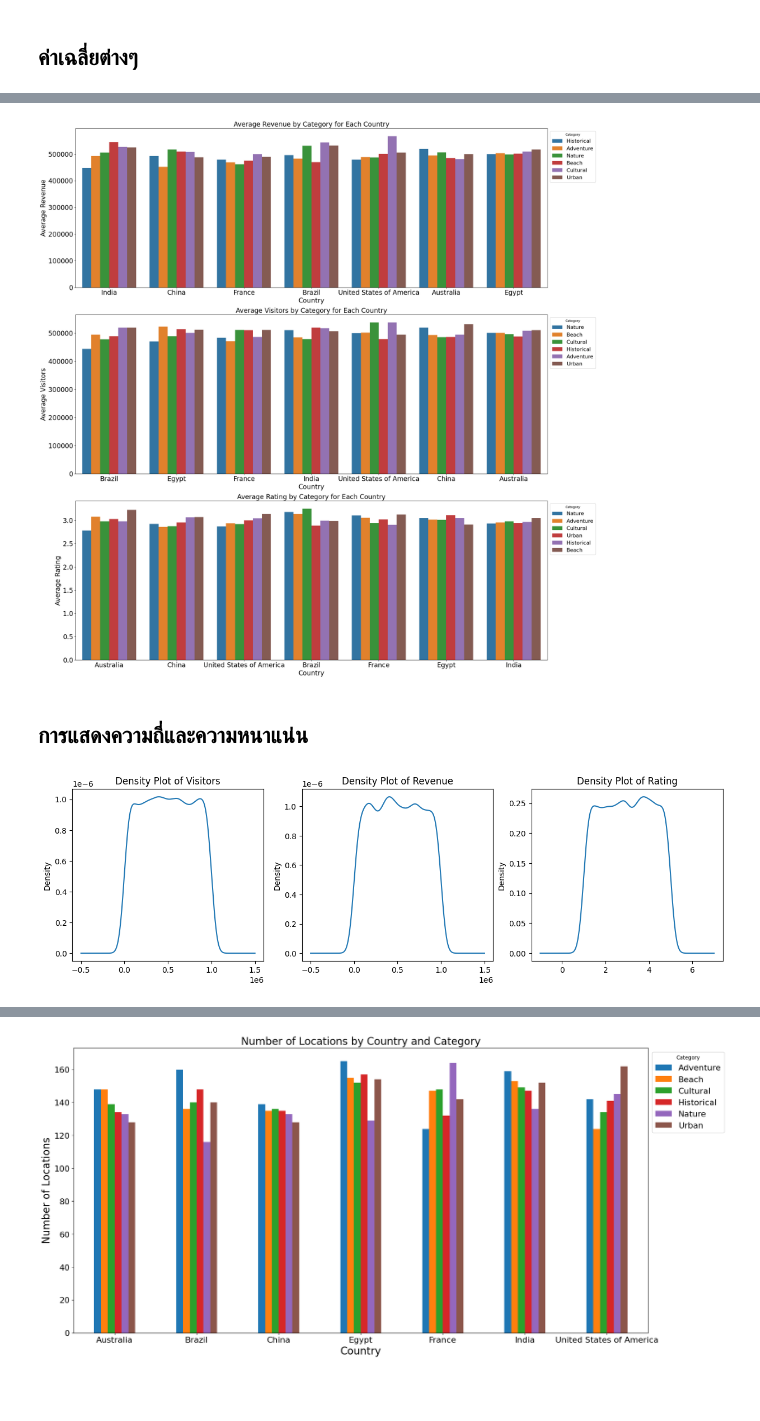
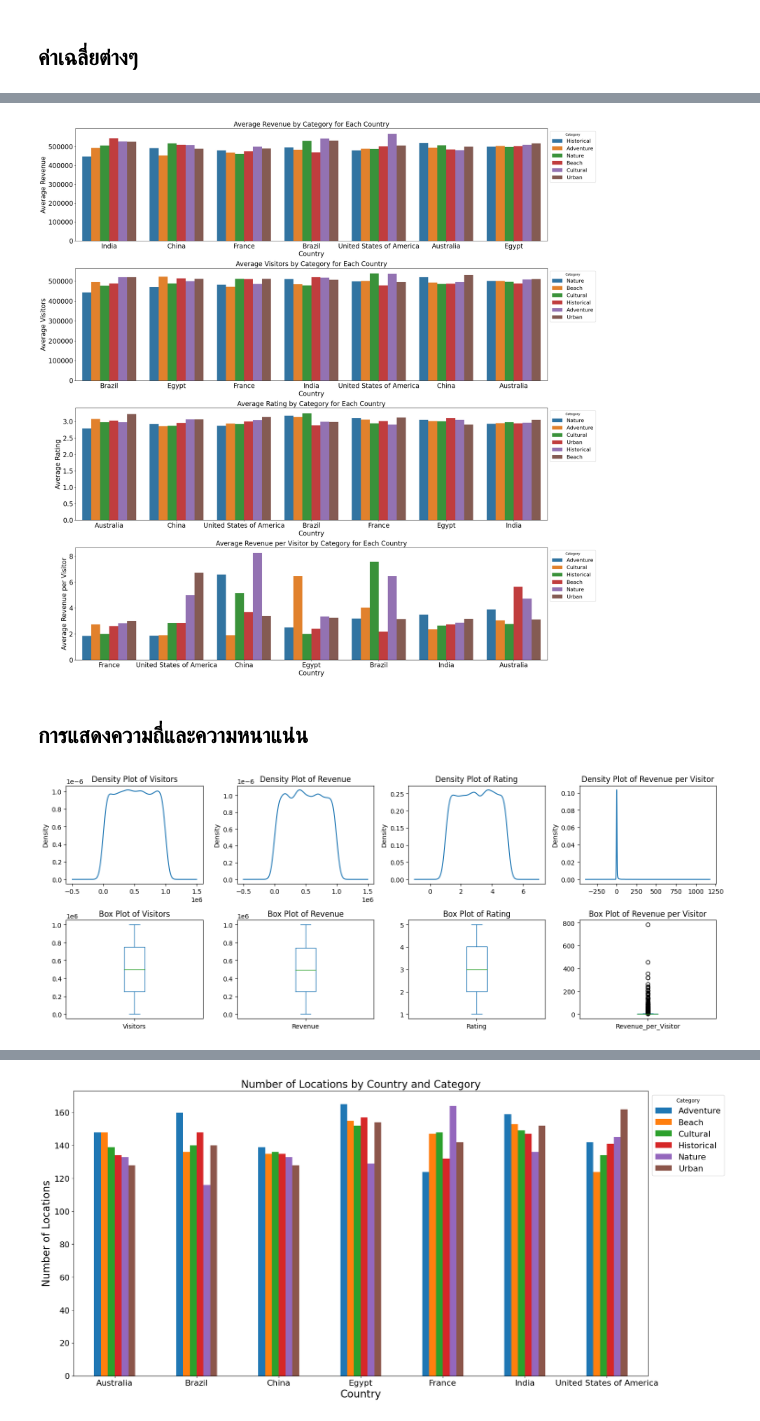
Before and after one commit to Mirai-Kuma/DSProject, a Jupyter notebook: Tourism_REAL.ipynb, the cells around one changed output, grey strips where cells are left out. Drawn from its saved outputs; the diff is of its cells as text; code cells hidden in the pictures; blank space fills up the shorter version.

```diff
--- a/Tourism_REAL.ipynb
+++ b/Tourism_REAL.ipynb
@@ -94,7 +94,7 @@ tour['Revenue_per_Visitor'] = tour['Revenue'] / tour['Visitors']
 # %% [markdown]
 จัดเรียงตำแหน่งคอลัมน์ใหม่ให้คอลัมน์ที่มีความเกี่ยวข้องกันอยู่ใกล้เคียงกัน
 # %%
-new_order = ['Location', 'Country', 'Category', 'Revenue', 'Visitors', 'Revenue_per_Visitor', 'Rating', 'Satisfaction', 'Accommodation_Available']
+new_order = ['ID', 'Location', 'Country', 'Category', 'Revenue', 'Visitors', 'Revenue_per_Visitor', 'Rating', 'Satisfaction', 'Accommodation_Available']
 tour = tour[new_order]
 tour
 # %% [output]
@@ -168,8 +173,9 @@ Min Rating by Country: China - 2.958647642679901
 avg_revenue = tour.groupby(['Country', 'Category'])['Revenue'].mean().sort_values().reset_index()
 avg_visitors = tour.groupby(['Country', 'Category'])['Visitors'].mean().sort_values().reset_index()
 avg_rating = tour.groupby(['Country', 'Category'])['Rating'].mean().sort_values().reset_index()
+avg_revenue_per_visitor = tour.groupby(['Country', 'Category'])['Revenue_per_Visitor'].mean().sort_values().reset_index()
 
-fig, ax = plt.subplots(nrows=3, ncols=1, figsize=(24, 24))
+fig, ax = plt.subplots(nrows=4, ncols=1, figsize=(24, 24))
 
 # กราฟ Revenue
 sns.barplot(data=avg_revenue, ax=ax[0], x='Country', y='Revenue', hue='Category')
@@ -195,21 +201,39 @@ ax[2].set_ylabel('Average Rating', fontsize=20)
 ax[2].tick_params(axis='both', labelsize=20)
 ax[2].legend(title='Category', loc='upper left',bbox_to_anchor=(1 , 1) , fontsize=16)
 
+# กราฟ Revenue per Visitor
+sns.barplot(data=avg_revenue_per_visitor, ax=ax[3], x='Country', y='Revenue_per_Visitor', hue='Category')
+ax[3].set_title('Average Revenue per Visitor by Category for Each Country', fontsize=20)
+ax[3].set_xlabel('Country', fontsize=20)
+ax[3].set_ylabel('Average Revenue per Visitor', fontsize=20)
+ax[3].tick_params(axis='both', labelsize=20)
+ax[3].legend(title='Category', loc='upper left',bbox_to_anchor=(1 , 1) , fontsize=16)
+
 plt.tight_layout()
 plt.show()
 # %% [output]
-[figure, old version]
+[figure, new version]
 # %% [markdown]
 ## การแสดงความถี่และความหนาแน่น
 # %%
-fig, ax = plt.subplots(nrows=1, ncols=3, figsize=(15, 4))
-tour['Visitors'].plot(ax=ax[0], kind='density')
-tour['Revenue'].plot(ax=ax[1], kind='density')
-tour['Rating'].plot(ax=ax[2], kind='density')
-ax[0].set_title('Density Plot of Visitors')
-ax[1].set_title('Density Plot of Revenue')
-ax[2].set_title('Density Plot of Rating')
+fig, ax = plt.subplots(nrows=2, ncols=4, figsize=(15, 6))
+tour['Visitors'].plot(ax=ax[0, 0], kind='density')
+tour['Revenue'].plot(ax=ax[0, 1], kind='density')
+tour['Rating'].plot(ax=ax[0, 2], kind='density')
+tour['Revenue_per_Visitor'].plot(ax=ax[0, 3], kind='density')
+tour['Visitors'].plot(ax=ax[1, 0], kind='box')
+tour['Revenue'].plot(ax=ax[1, 1], kind='box')
+tour['Rating'].plot(ax=ax[1, 2], kind='box')
+tour['Revenue_per_Visitor'].plot(ax=ax[1, 3], kind='box')
+ax[0, 0].set_title('Density Plot of Visitors')
+ax[0, 1].set_title('Density Plot of Revenue')
+ax[0, 2].set_title('Density Plot of Rating')
+ax[0, 3].set_title('Density Plot of Revenue per Visitor')
+ax[1, 0].set_title('Box Plot of Visitors')
+ax[1, 1].set_title('Box Plot of Revenue')
+ax[1, 2].set_title('Box Plot of Rating')
+ax[1, 3].set_title('Box Plot of Revenue per Visitor')
 plt.tight_layout()
 plt.show()
 # %% [output]
-[figure, old version]
+[figure, new version]
```
Also changed, not shown: parts of 6 cells of this notebook.
